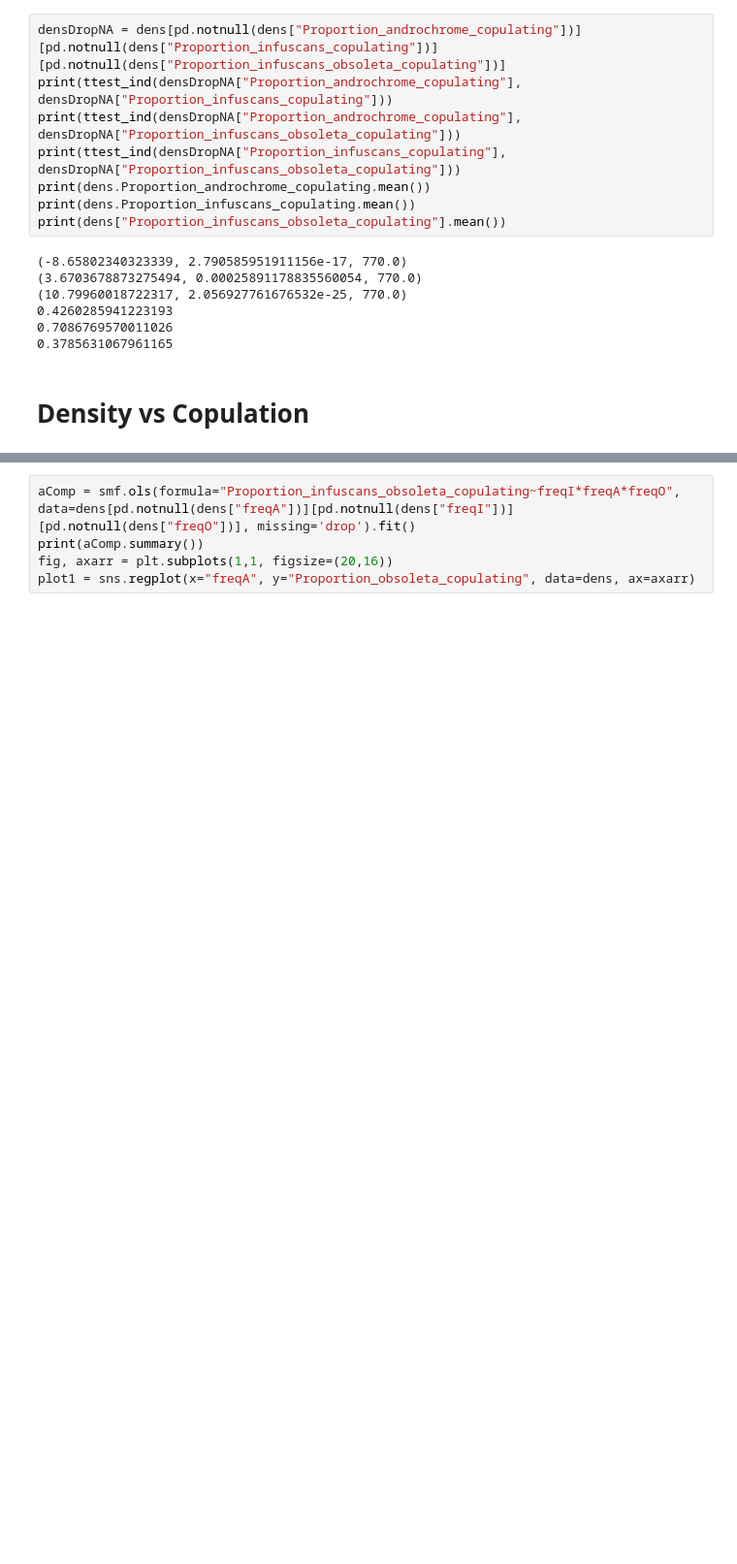
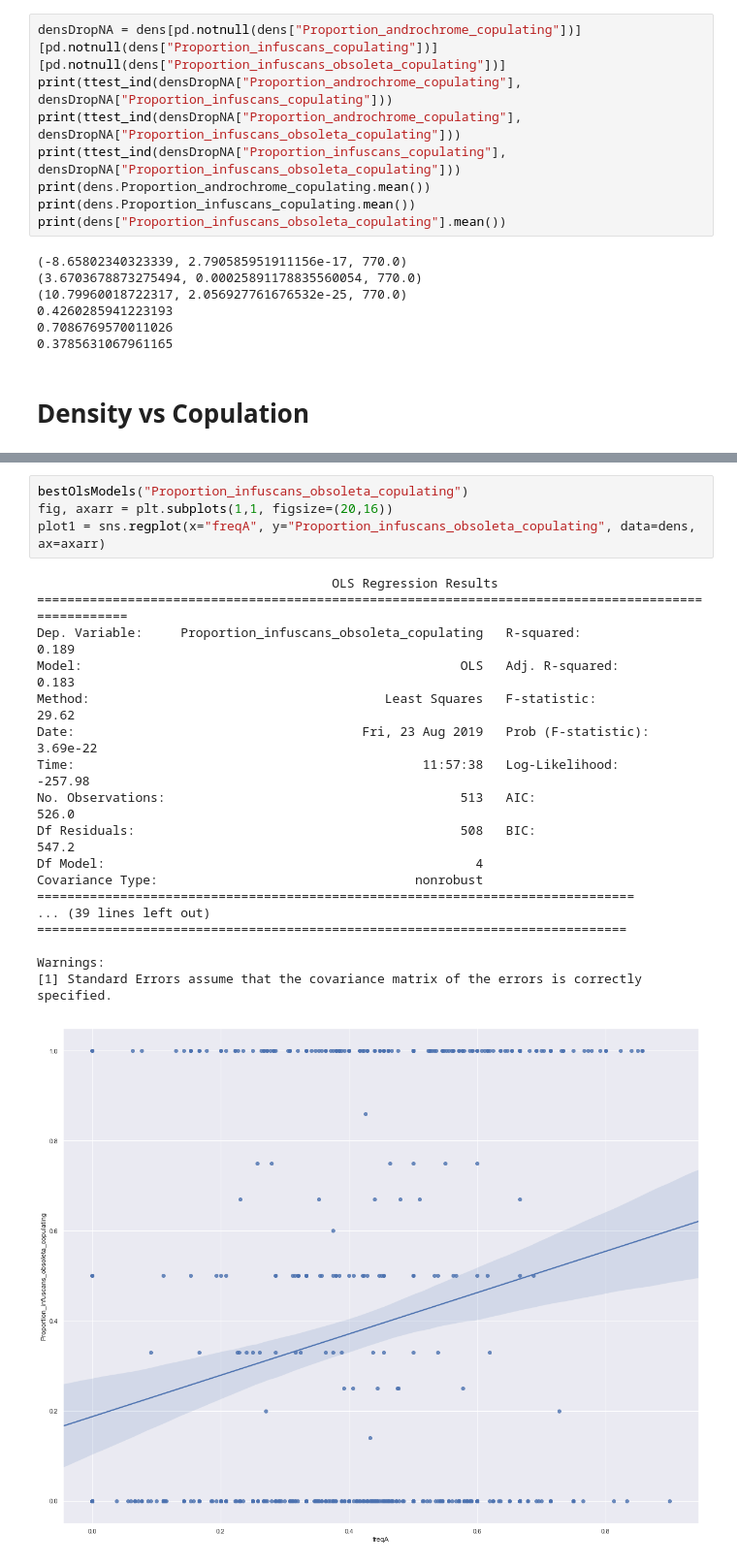
Before and after one commit to ldjonge/Thesis, a Jupyter notebook: scripts/dataAnalysis.ipynb, the cells around one changed output, grey strips where cells are left out. Shown at 97% size. Cells and saved outputs as stored; diff of their text form; blank space fills up the shorter version.

```diff
--- a/scripts/dataAnalysis.ipynb
+++ b/scripts/dataAnalysis.ipynb
@@ -652,10 +673,28 @@ Warnings:
 [1] Standard Errors assume that the covariance matrix of the errors is correctly specified.
 [figure]
 # %%
-aComp = smf.ols(formula="Proportion_infuscans_obsoleta_copulating~freqI*freqA*freqO", data=dens[pd.notnull(dens["freqA"])][pd.notnull(dens["freqI"])][pd.notnull(dens["freqO"])], missing='drop').fit()
-print(aComp.summary())
+bestOlsModels("Proportion_infuscans_obsoleta_copulating")
 fig, axarr = plt.subplots(1,1, figsize=(20,16))
-plot1 = sns.regplot(x="freqA", y="Proportion_obsoleta_copulating", data=dens, ax=axarr)
+plot1 = sns.regplot(x="freqA", y="Proportion_infuscans_obsoleta_copulating", data=dens, ax=axarr)
+# %% [output]
+                                       OLS Regression Results
+====================================================================================================
+Dep. Variable:     Proportion_infuscans_obsoleta_copulating   R-squared:                       0.189
+Model:                                                  OLS   Adj. R-squared:                  0.183
+Method:                                       Least Squares   F-statistic:                     29.62
+Date:                                      Fri, 23 Aug 2019   Prob (F-statistic):           3.69e-22
+Time:                                              11:57:38   Log-Likelihood:                -257.98
+No. Observations:                                       513   AIC:                             526.0
+Df Residuals:                                           508   BIC:                             547.2
+Df Model:                                                 4
+Covariance Type:                                  nonrobust
+===============================================================================
+... (39 lines left out)
+==============================================================================
+
+Warnings:
+[1] Standard Errors assume that the covariance matrix of the errors is correctly specified.
+[figure, added]
 # %%
 dens["matFem"] = dens["No_infuscans"]+dens["No_androchromes"]+dens["No_infuscans_obsoleta"]
 dens["freqA"] = dens["No_androchromes"]/dens["matFem"]
```
Also changed, not shown: parts of 33 cells of this notebook, 1 other file.
